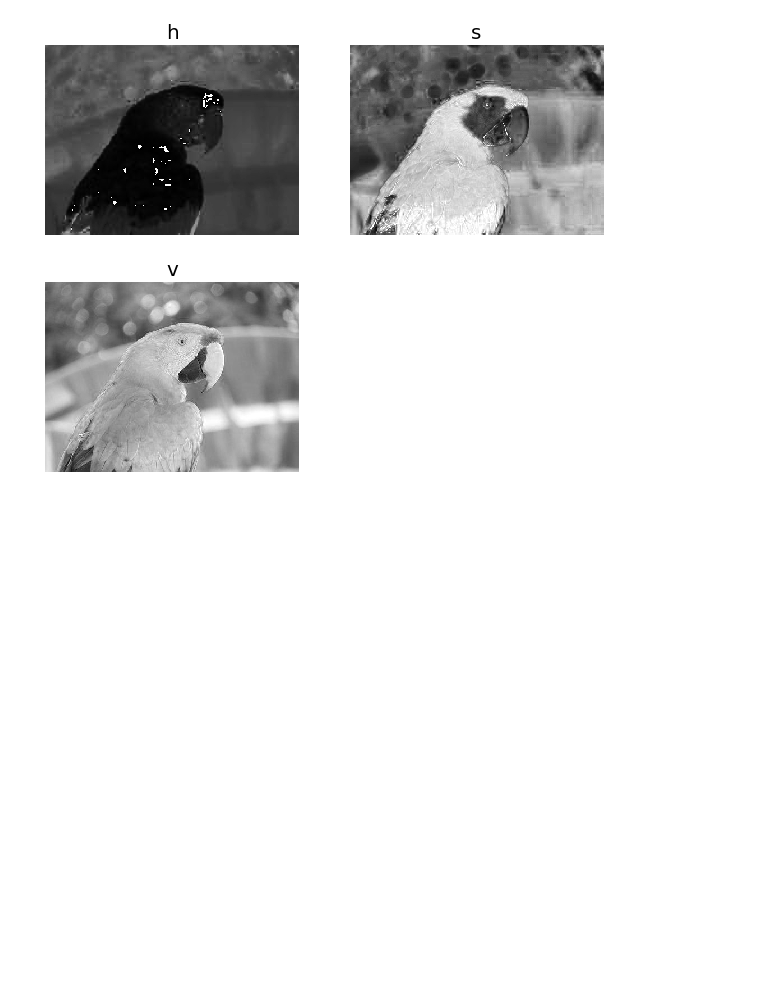
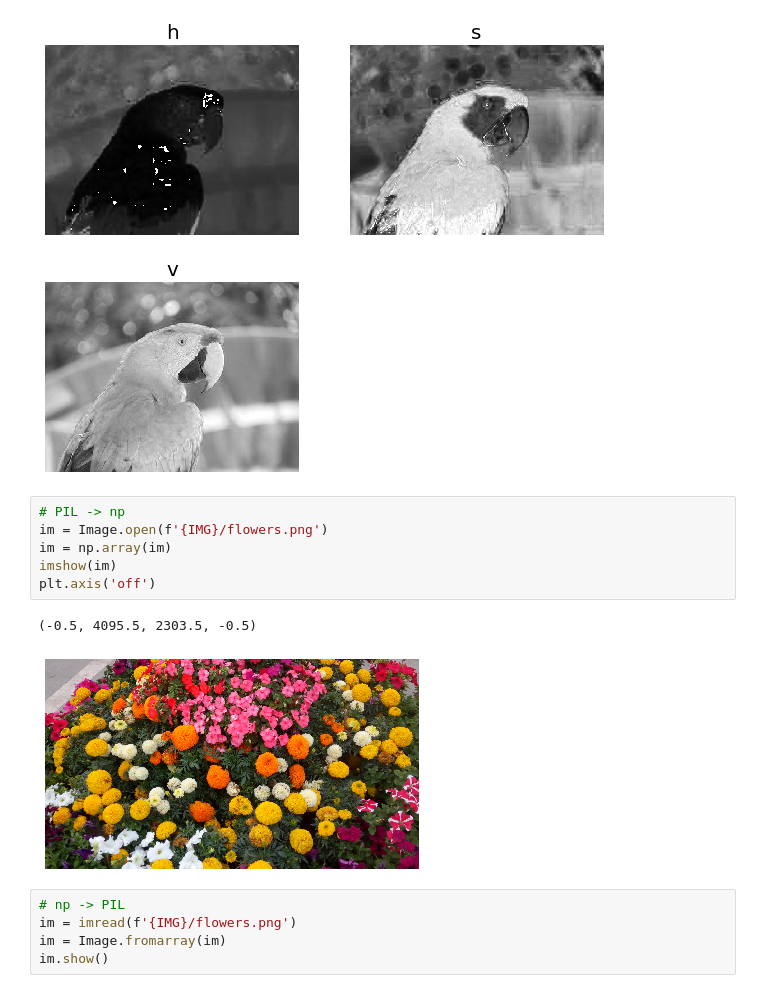
Before and after one commit to damiansp/completePython, a Jupyter notebook: image_processing/hands_on/01_image_io_and_display/02_color_spaces.py.ipynb, the cells around one changed output. Saved outputs shown, nothing was run; the diff lists cells and outputs as text; blank space fills up the shorter version.

Commit message:
wrap up image io; init image manip

```diff
--- a/image_processing/hands_on/01_image_io_and_display/02_color_spaces.py.ipynb
+++ b/image_processing/hands_on/01_image_io_and_display/02_color_spaces.py.ipynb
@@ -72,3 +74,17 @@ plt.axis('off');
 # %% [output]
 <Figure size 432x288 with 0 Axes>
 [figure]
+# %%
+# PIL -> np
+im = Image.open(f'{IMG}/flowers.png')
+im = np.array(im)
+imshow(im)
+plt.axis('off')
+# %% [output]
+(-0.5, 4095.5, 2303.5, -0.5)
+[figure, added]
+# %%
+# np -> PIL
+im = imread(f'{IMG}/flowers.png')
+im = Image.fromarray(im)
+im.show()
```
Also changed, not shown: parts of 3 cells of this notebook, 1 other file.
